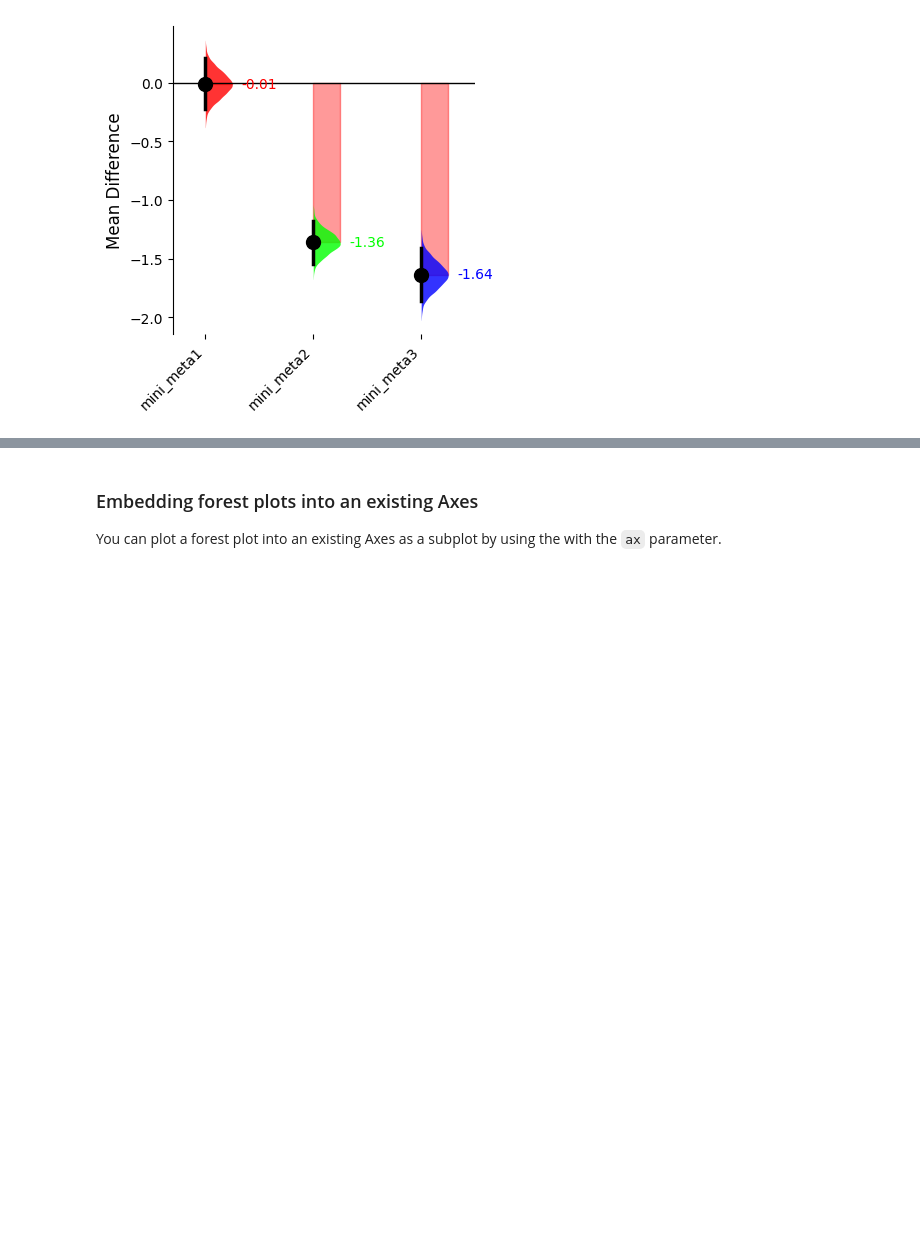
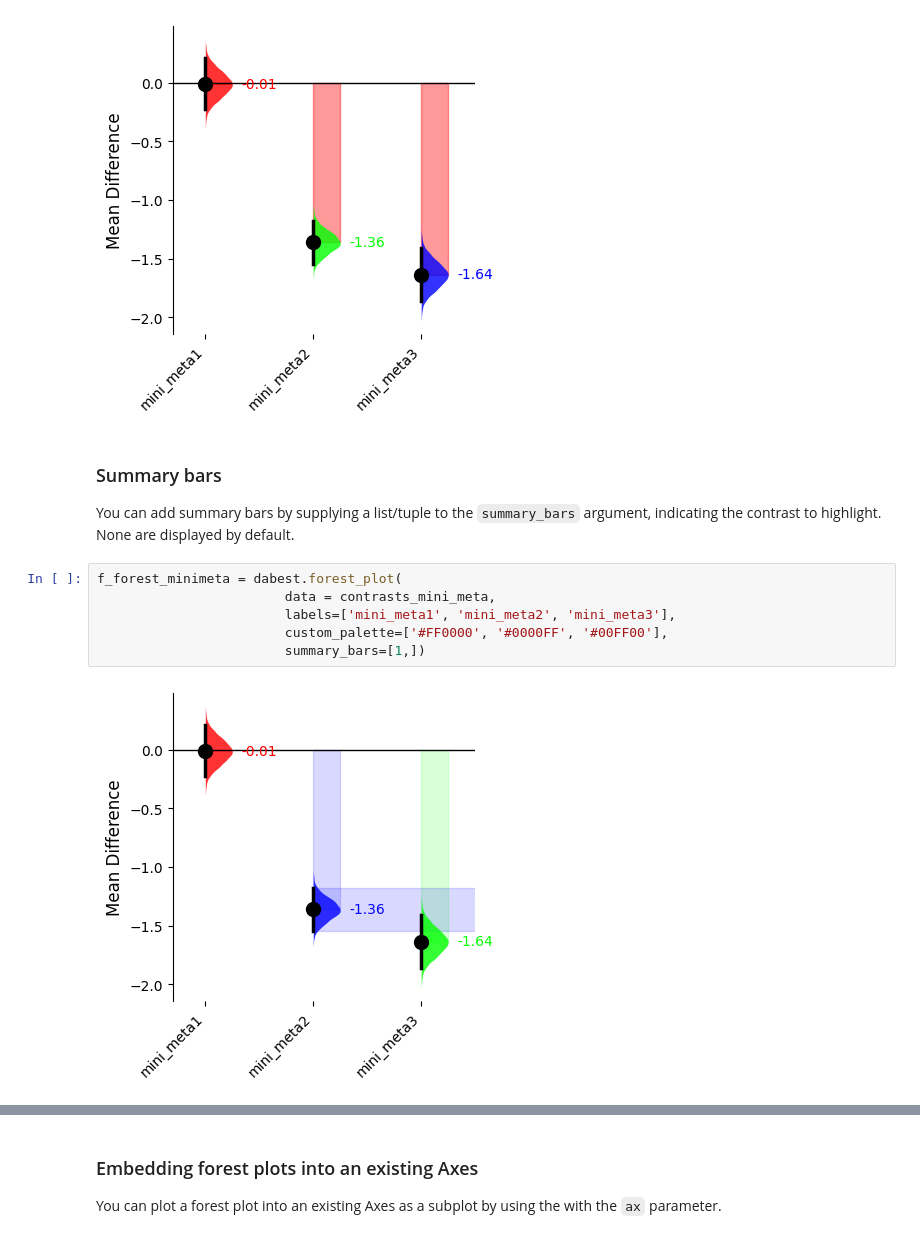
Before and after one commit to ACCLAB/DABEST-python, a Jupyter notebook: nbs/tutorials/07-forest_plot.ipynb, the cells around one changed output, grey strips where cells are left out. Cells and saved outputs as stored; diff of their text form; blank space fills up the shorter version.

Commit message:
add summary bars to forest plot

```diff
--- a/nbs/tutorials/07-forest_plot.ipynb
+++ b/nbs/tutorials/07-forest_plot.ipynb
@@ -455,3 +457,14 @@ f_forest_minimeta = dabest.forest_plot(
                         contrast_bars_kwargs={'color': 'red', 'alpha': 0.4})
 # %% [output]
 [figure]
+# %% [markdown]
+### Summary bars
+You can add summary bars by supplying a list/tuple to the `summary_bars` argument, indicating the contrast to highlight. None are displayed by default.
+# %%
+f_forest_minimeta = dabest.forest_plot(
+                        data = contrasts_mini_meta,
+                        labels=['mini_meta1', 'mini_meta2', 'mini_meta3'],
+                        custom_palette=['#FF0000', '#0000FF', '#00FF00'],
+                        summary_bars=[1,])
+# %% [output]
+[figure, added]
```
Also changed, not shown: parts of 3 cells of this notebook, 7 other files.
